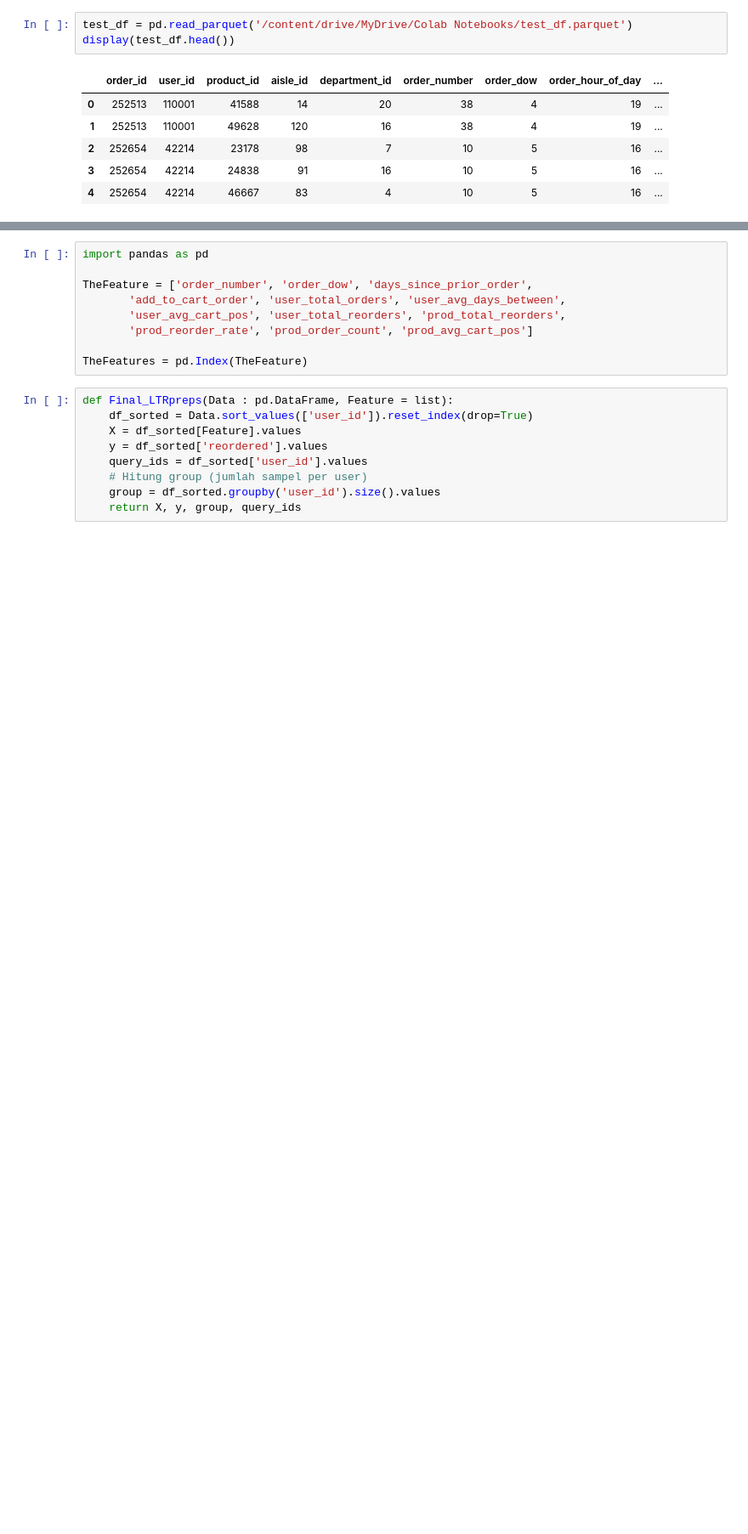
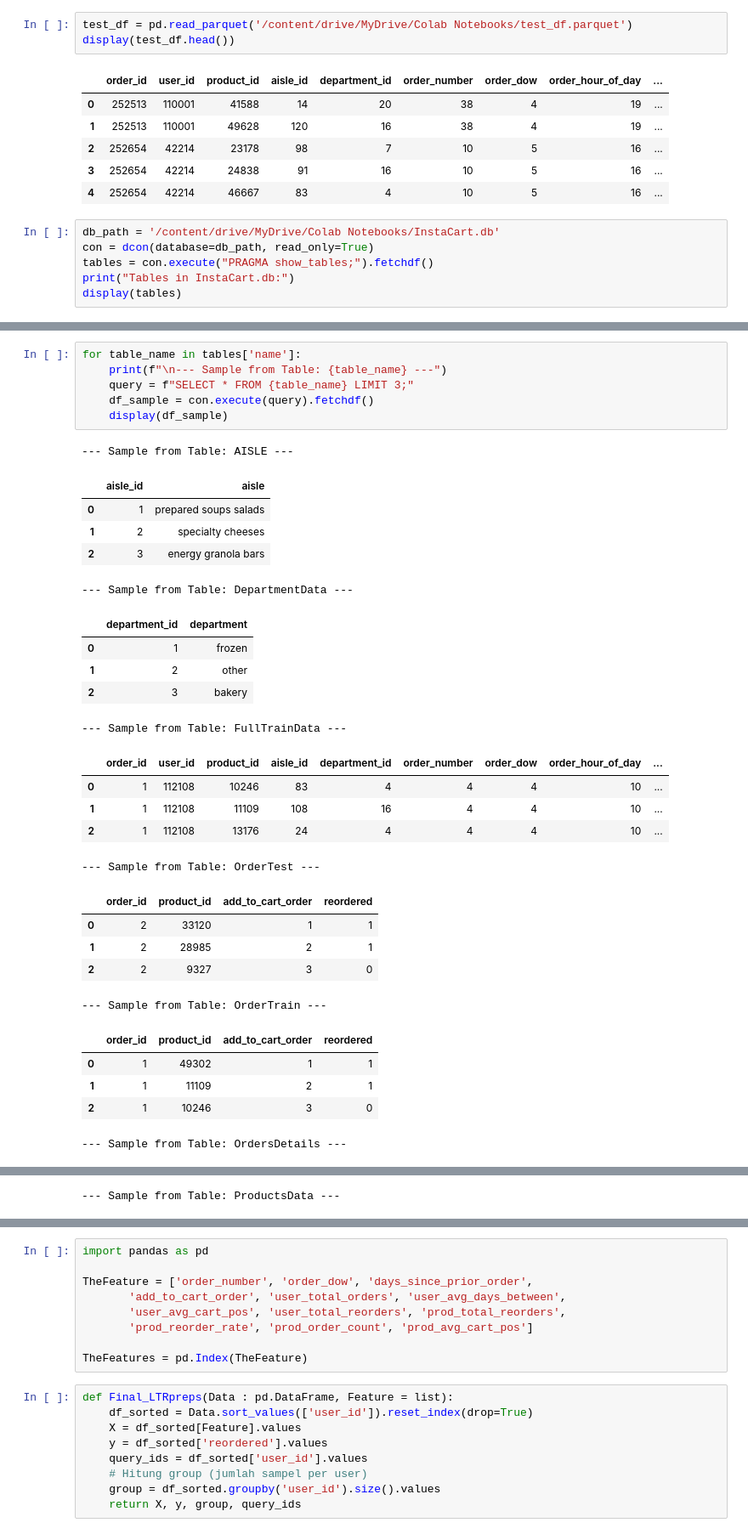
Before and after one commit to masterofray/cooprec_ml-analytics, a Jupyter notebook: notebooks/RC05_DataPrediction_Learning2Rank.ipynb, the cells around one changed output, grey strips where cells are left out. Shown at 85% size. Drawn from its saved outputs; the diff is of its cells as text; blank space fills up the shorter version.

```diff
--- a/notebooks/RC05_DataPrediction_Learning2Rank.ipynb
+++ b/notebooks/RC05_DataPrediction_Learning2Rank.ipynb
@@ -164,3 +169,9 @@ display(test_df.head())
 | 2 | 252654 | 42214 | 23178 | 98 | 7 | 10 | 5 | 16 | ... |
 | 3 | 252654 | 42214 | 24838 | 91 | 16 | 10 | 5 | 16 | ... |
 | 4 | 252654 | 42214 | 46667 | 83 | 4 | 10 | 5 | 16 | ... |
+# %%
+db_path = '/content/drive/MyDrive/Colab Notebooks/InstaCart.db'
+con = dcon(database=db_path, read_only=True)
+tables = con.execute("PRAGMA show_tables;").fetchdf()
+print("Tables in InstaCart.db:")
+display(tables)
@@ -166,0 +188,33 @@ display(test_df.head())
+# %%
+for table_name in tables['name']:
+    print(f"\n--- Sample from Table: {table_name} ---")
+    query = f"SELECT * FROM {table_name} LIMIT 3;"
+    df_sample = con.execute(query).fetchdf()
+    display(df_sample)
+# %% [output]
+--- Sample from Table: AISLE ---
+|  | aisle_id | aisle |
+| 0 | 1 | prepared soups salads |
+| 1 | 2 | specialty cheeses |
+| 2 | 3 | energy granola bars |
+--- Sample from Table: DepartmentData ---
+|  | department_id | department |
+| 0 | 1 | frozen |
+| 1 | 2 | other |
+| 2 | 3 | bakery |
+--- Sample from Table: FullTrainData ---
+|  | order_id | user_id | product_id | aisle_id | department_id | order_number | order_dow | order_hour_of_day | ... |
+| 0 | 1 | 112108 | 10246 | 83 | 4 | 4 | 4 | 10 | ... |
+| 1 | 1 | 112108 | 11109 | 108 | 16 | 4 | 4 | 10 | ... |
+| 2 | 1 | 112108 | 13176 | 24 | 4 | 4 | 4 | 10 | ... |
+--- Sample from Table: OrderTest ---
+|  | order_id | product_id | add_to_cart_order | reordered |
+| 0 | 2 | 33120 | 1 | 1 |
+| 1 | 2 | 28985 | 2 | 1 |
+| 2 | 2 | 9327 | 3 | 0 |
+--- Sample from Table: OrderTrain ---
+|  | order_id | product_id | add_to_cart_order | reordered |
+| 0 | 1 | 49302 | 1 | 1 |
+| 1 | 1 | 11109 | 2 | 1 |
+| 2 | 1 | 10246 | 3 | 0 |
+--- Sample from Table: OrdersDetails ---
@@ -166,0 +225 @@ display(test_df.head())
+--- Sample from Table: ProductsData ---
```
Also changed, not shown: parts of 43 cells of this notebook, 17 other files.
